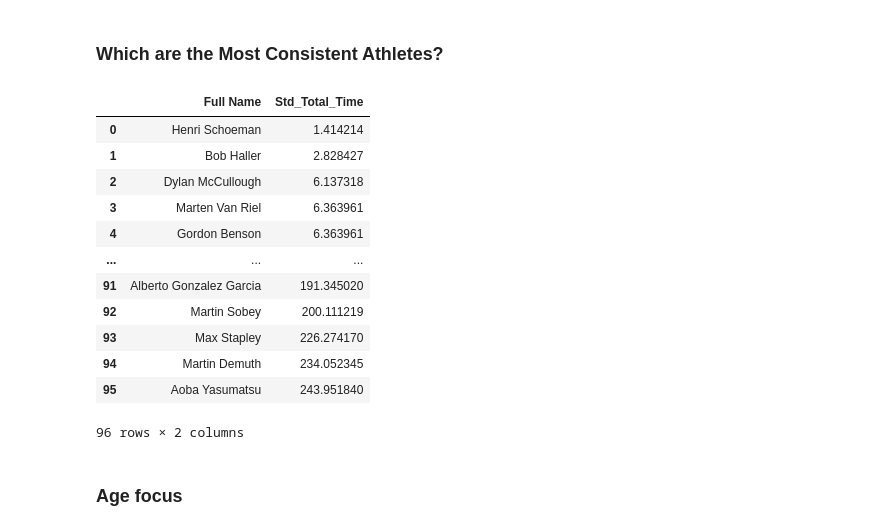
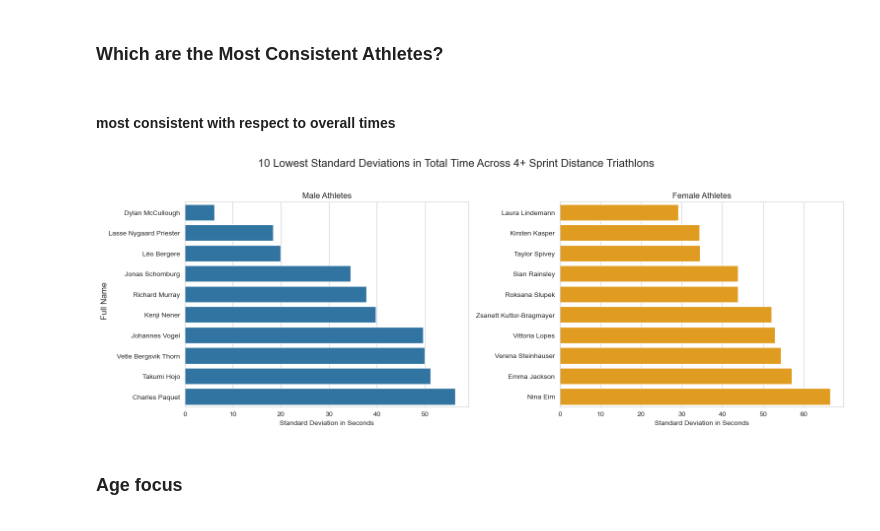
Before and after one commit to ndjo-byte/Sprint_Triathlon_EDA, a Jupyter notebook: exploration/analysis.ipynb, the cells around one changed output. Saved outputs shown, nothing was run; the diff lists cells and outputs as text; code cells hidden in the pictures.

```diff
--- a/exploration/analysis.ipynb
+++ b/exploration/analysis.ipynb
@@ -451,22 +556,35 @@ df['Full Name'] = df.apply(combine_names, axis=1)
-# %%
-various_appearances = df['Full Name'].value_counts()
-various_appearances = various_appearances[various_appearances > 1].reset_index()
+# %% [markdown]
+#### most consistent with respect to overall times
 # %%
-df[(df['Gender']=='Male')&(df['Full Name'].isin(various_appearances['Full Name']))].groupby(['Full Name'])['Total_Time'].std().sort_values(ascending=True).reset_index().rename(columns={'Total_Time':'Std_Total_Time'})
+male_std = df[(df['Gender']=='Male')&(df['Full Name'].isin(various_appearances['Full Name']))].groupby(['Full Name'])['Total_Time'].std().sort_values(ascending=True).reset_index().rename(columns={'Total_Time':'Std_Total_Time'}).head(10)
+female_std = df[(df['Gender']=='Female')&(df['Full Name'].isin(various_appearances['Full Name']))].groupby(['Full Name'])['Total_Time'].std().sort_values(ascending=True).reset_index().rename(columns={'Total_Time':'Std_Total_Time'}).head(10)
-# %% [output]
-|  | Full Name | Std_Total_Time |
-| 0 | Henri Schoeman | 1.414214 |
-| 1 | Bob Haller | 2.828427 |
-| 2 | Dylan McCullough | 6.137318 |
-| 3 | Marten Van Riel | 6.363961 |
-| 4 | Gordon Benson | 6.363961 |
-| ... | ... | ... |
-| 91 | Alberto Gonzalez Garcia | 191.345020 |
-| 92 | Martin Sobey | 200.111219 |
-| 93 | Max Stapley | 226.274170 |
-| 94 | Martin Demuth | 234.052345 |
-| 95 | Aoba Yasumatsu | 243.951840 |
-96 rows × 2 columns
+# %%
+fig, axes = plt.subplots(1, 2, figsize=(16, 6))
+
+# Plot for male athletes
+sns.barplot(y='Full Name', x='Std_Total_Time', data=male_std, ax=axes[0])
+axes[0].set_title('Male Athletes')
+axes[0].set_xlabel('Standard Deviation in Seconds')
+axes[0].set_ylabel('')
+
+# Plot for female athletes
+sns.barplot(y='Full Name', x='Std_Total_Time', data=female_std, ax=axes[1], color='orange')
+axes[1].set_title('Female Athletes')
+axes[1].set_xlabel('Standard Deviation in Seconds')
+axes[1].set_ylabel('')  # Remove individual y-label for consistency
+
+# Add a shared y-axis label
+fig.text(0.05, 0.5, 'Full Name', va='center', rotation='vertical', fontsize=12)
+
+# Add a shared title
+fig.suptitle('10 Lowest Standard Deviations in Total Time Across 4+ Sprint Distance Triathlons', fontsize=16)
+
+# Adjust layout to make space for the shared title and y-label
+fig.tight_layout(rect=[0.05, 0.05, 1, 0.95])
+
+plt.show()
+# %% [output]
+[figure, added]
 # %% [markdown]
 ### Age focus
 # %% [markdown]
```
Also changed, not shown: parts of 15 cells of this notebook, 1 other file.
